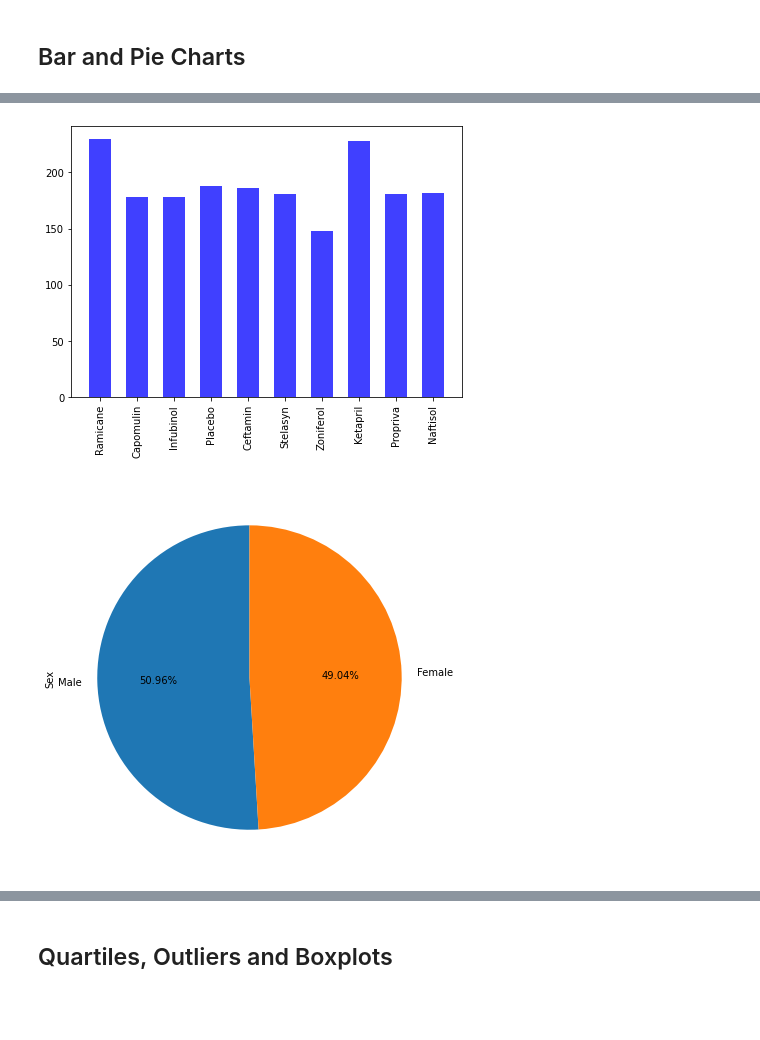
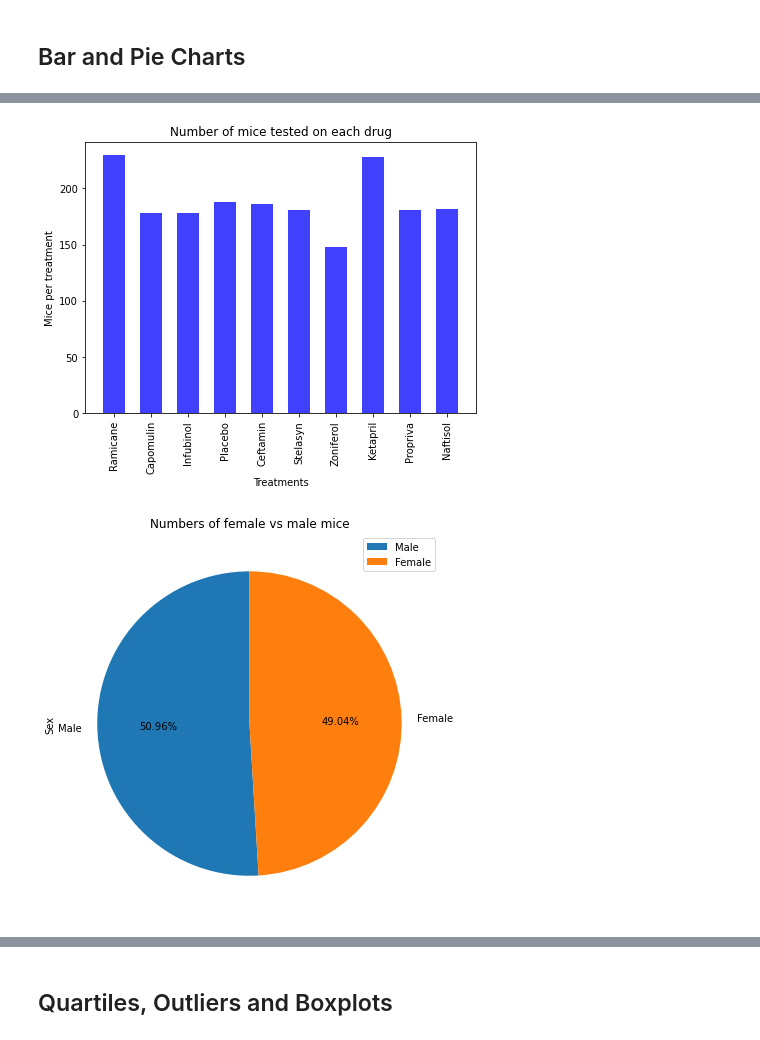
Before and after one commit to tamerfa/Cancer_research_with_Matplotlib, a Jupyter notebook: Pymaceuticals/pymaceuticals.ipynb, the cells around one changed output, grey strips where cells are left out. Drawn from its saved outputs; the diff is of its cells as text; code cells hidden in the pictures; blank space fills up the shorter version.

```diff
--- a/Pymaceuticals/pymaceuticals.ipynb
+++ b/Pymaceuticals/pymaceuticals.ipynb
@@ -172,20 +178,25 @@ plt.show()
 # %%
 # Generate a bar plot showing the total number of mice for each treatment throughout the course of the study using pyplot.
 treatments = clean_df['Drug Regimen'].unique()
 mice_per_treatment = clean_df.groupby(['Drug Regimen']).count()['Mouse ID']
 plt.figure(figsize=(7,5))
 plt.bar(treatments, mice_per_treatment,color='blue', alpha=0.75 ,width=0.6)
+plt.title('Number of mice tested on each drug')
+plt.xlabel('Treatments')
+plt.ylabel('Mice per treatment')
 plt.xticks(treatments, rotation=90)
 plt.show()
 # %% [output]
-[figure, old version]
+[figure, new version]
 # %%
 # Generate a pie plot showing the distribution of female versus male mice using pandas
 sex_count = clean_df['Sex'].value_counts()
-sex_count.plot(kind='pie',autopct='%.2f%%',figsize=(7,7),startangle=90)
+chart = sex_count.plot(kind='pie',autopct='%.2f%%',figsize=(7,7),startangle=90)
+chart.legend(['Male','Female'],loc='best')
+chart.set_title('Numbers of female vs male mice')
 plt.show()
 # %% [output]
-[figure, old version]
+[figure, new version]
 # %%
 # Generate a pie plot showing the distribution of female versus male mice using pyplot
 sex_count = clean_df['Sex'].value_counts()
```
Also changed, not shown: parts of 13 cells of this notebook.
